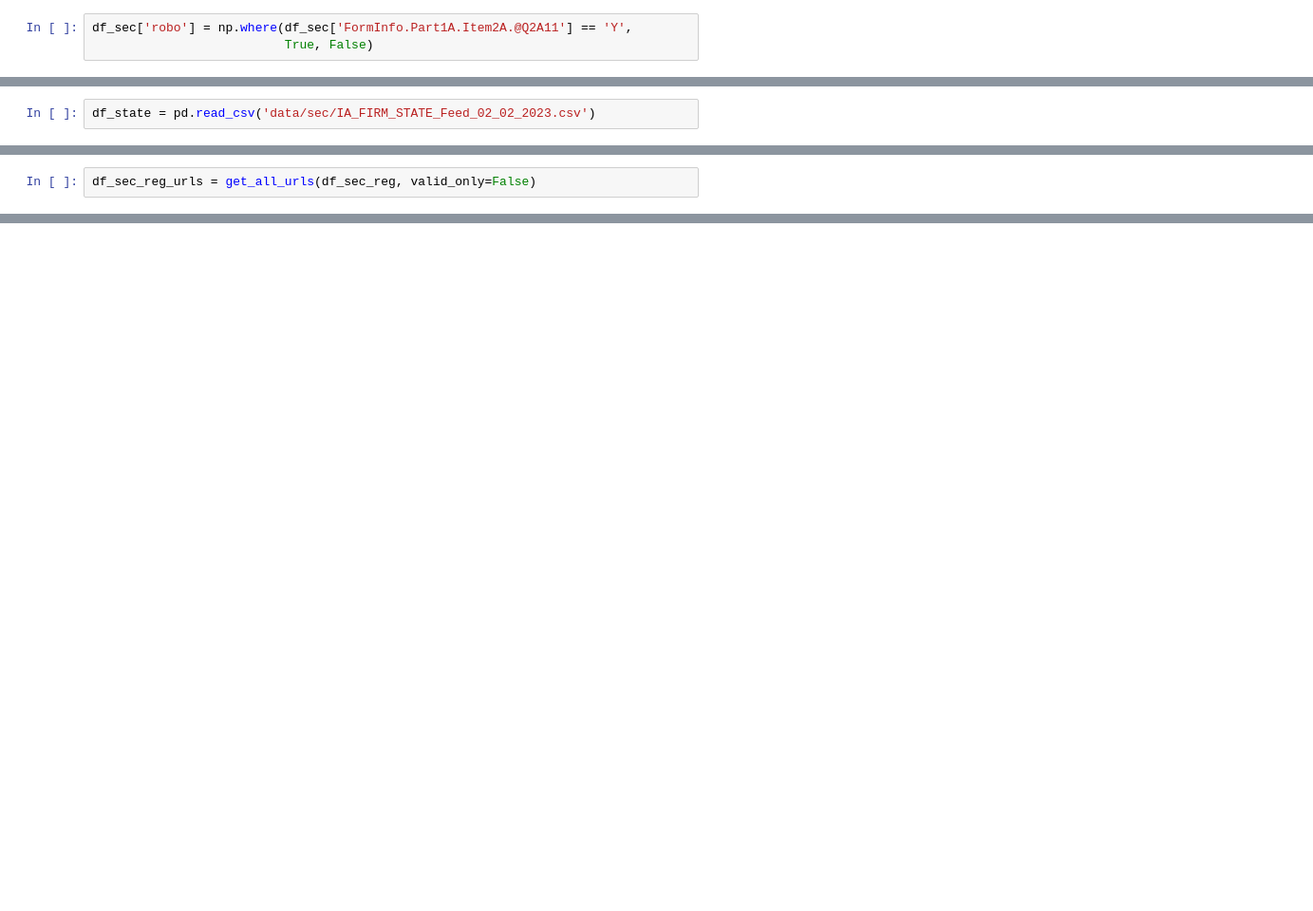
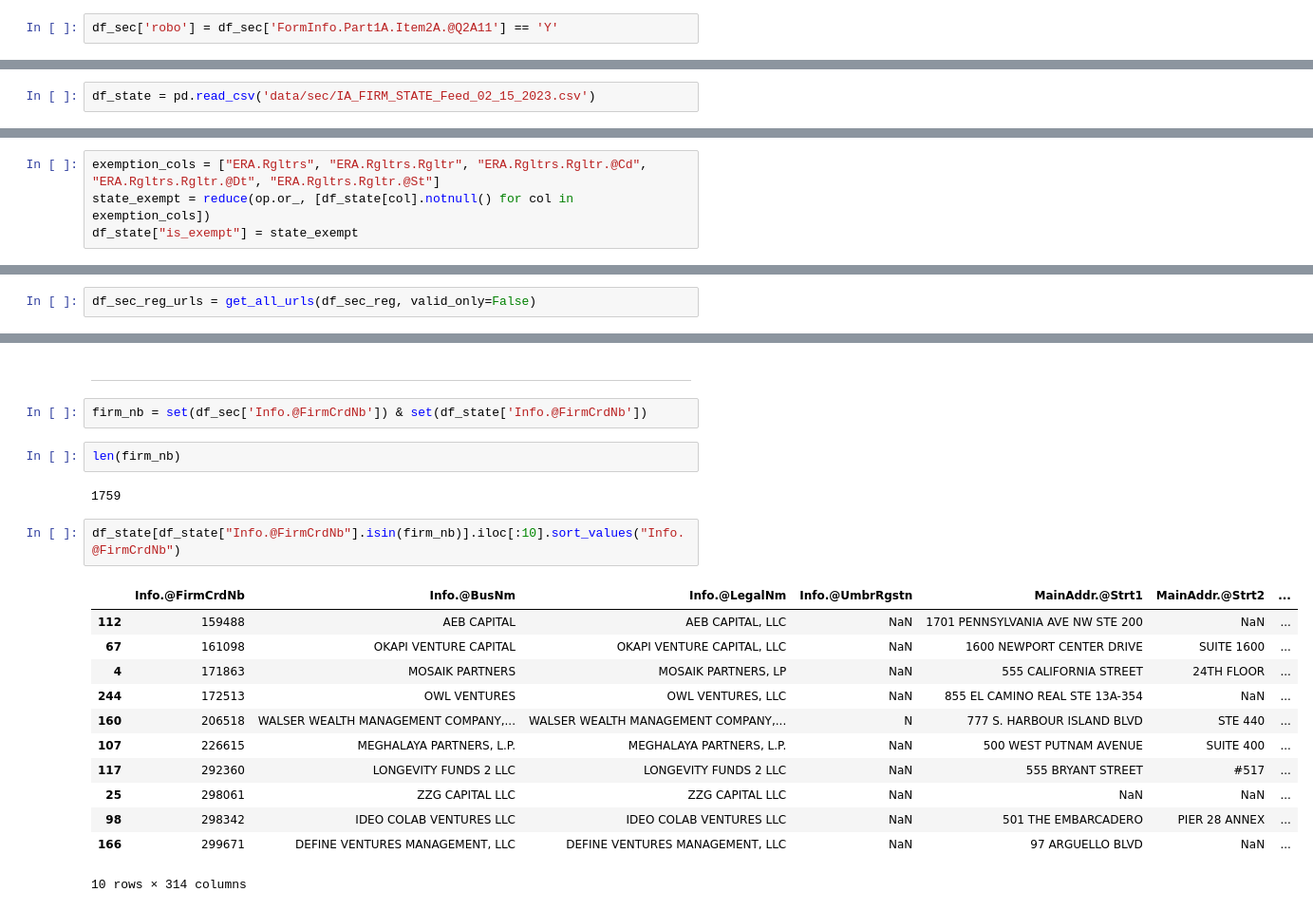
Before and after one commit to austinpracticaldatascience/RIA_websites, a Jupyter notebook: EDA.ipynb, the cells around one changed output, grey strips where cells are left out. Shown: that part at 95% size. Cells and saved outputs as stored; diff of their text form; blank space fills up the shorter version.

```diff
--- a/EDA.ipynb
+++ b/EDA.ipynb
@@ -47,3 +45,2 @@ df_sec['large_or_mid_sized'] = np.where((df_sec['FormInfo.Part1A.Item2A.@Q2A1']
 # %%
-df_sec['robo'] = np.where(df_sec['FormInfo.Part1A.Item2A.@Q2A11'] == 'Y',
-                          True, False)
+df_sec['robo'] = df_sec['FormInfo.Part1A.Item2A.@Q2A11'] == 'Y'
@@ -68,7 +61,7 @@ df_sec_robo.shape[0]
 # %% [markdown]
 ## State-Registered Advisers
 # %%
-df_state = pd.read_csv('data/sec/IA_FIRM_STATE_Feed_02_02_2023.csv')
+df_state = pd.read_csv('data/sec/IA_FIRM_STATE_Feed_02_15_2023.csv')
 # %%
 sorted(df_state.columns.to_list())
 # %% [output]
@@ -94,0 +95,4 @@ https://learn.angellist.com/articles/exempt-reporting-advisor
+# %%
+exemption_cols = ["ERA.Rgltrs", "ERA.Rgltrs.Rgltr", "ERA.Rgltrs.Rgltr.@Cd", "ERA.Rgltrs.Rgltr.@Dt", "ERA.Rgltrs.Rgltr.@St"]
+state_exempt = reduce(op.or_, [df_state[col].notnull() for col in exemption_cols])
+df_state["is_exempt"] = state_exempt
@@ -127,0 +161,23 @@ df_sec_reg_urls = get_all_urls(df_sec_reg, valid_only=False)
+# %% [markdown]
+---
+# %%
+firm_nb = set(df_sec['Info.@FirmCrdNb']) & set(df_state['Info.@FirmCrdNb'])
+# %%
+len(firm_nb)
+# %% [output]
+1759
+# %%
+df_state[df_state["Info.@FirmCrdNb"].isin(firm_nb)].iloc[:10].sort_values("Info.@FirmCrdNb")
+# %% [output]
+|  | Info.@FirmCrdNb | Info.@BusNm | Info.@LegalNm | Info.@UmbrRgstn | MainAddr.@Strt1 | MainAddr.@Strt2 | ... |
+| 112 | 159488 | AEB CAPITAL | AEB CAPITAL, LLC | NaN | 1701 PENNSYLVANIA AVE NW STE 200 | NaN | ... |
+| 67 | 161098 | OKAPI VENTURE CAPITAL | OKAPI VENTURE CAPITAL, LLC | NaN | 1600 NEWPORT CENTER DRIVE | SUITE 1600 | ... |
+| 4 | 171863 | MOSAIK PARTNERS | MOSAIK PARTNERS, LP | NaN | 555 CALIFORNIA STREET | 24TH FLOOR | ... |
+| 244 | 172513 | OWL VENTURES | OWL VENTURES, LLC | NaN | 855 EL CAMINO REAL STE 13A-354 | NaN | ... |
+| 160 | 206518 | WALSER WEALTH MANAGEMENT COMPANY,... | WALSER WEALTH MANAGEMENT COMPANY,... | N | 777 S. HARBOUR ISLAND BLVD | STE 440 | ... |
+| 107 | 226615 | MEGHALAYA PARTNERS, L.P. | MEGHALAYA PARTNERS, L.P. | NaN | 500 WEST PUTNAM AVENUE | SUITE 400 | ... |
+| 117 | 292360 | LONGEVITY FUNDS 2 LLC | LONGEVITY FUNDS 2 LLC | NaN | 555 BRYANT STREET | #517 | ... |
+| 25 | 298061 | ZZG CAPITAL LLC | ZZG CAPITAL LLC | NaN | NaN | NaN | ... |
+| 98 | 298342 | IDEO COLAB VENTURES LLC | IDEO COLAB VENTURES LLC | NaN | 501 THE EMBARCADERO | PIER 28 ANNEX | ... |
+| 166 | 299671 | DEFINE VENTURES MANAGEMENT, LLC | DEFINE VENTURES MANAGEMENT, LLC | NaN | 97 ARGUELLO BLVD | NaN | ... |
+10 rows × 314 columns
```
Also changed, not shown: parts of 47 cells of this notebook, 1 other file.
